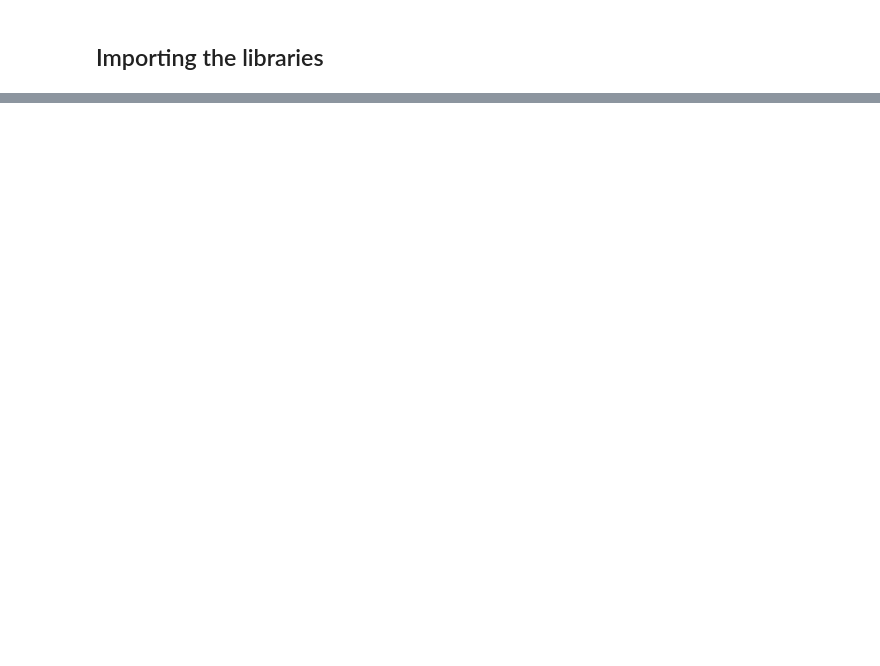
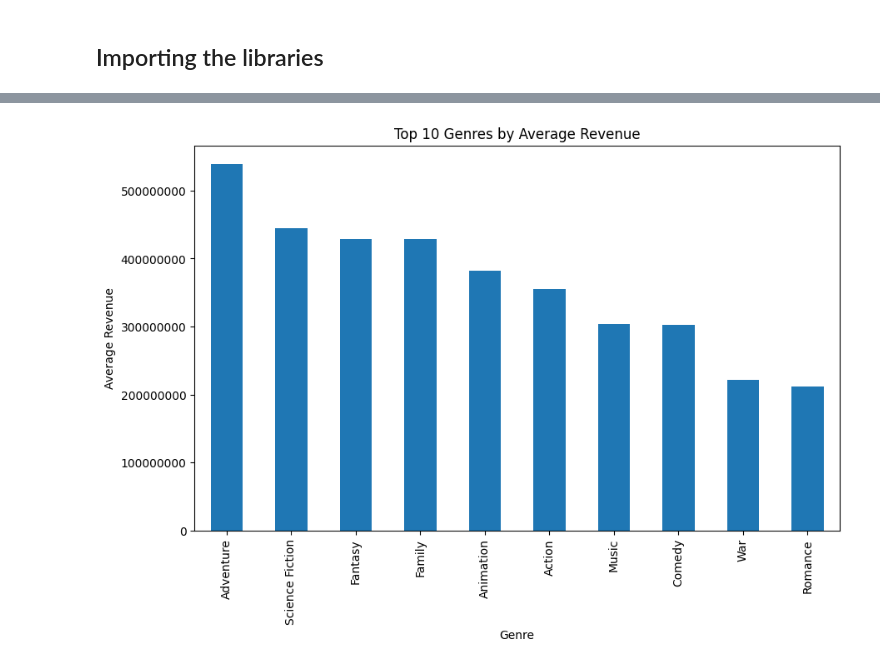
Before and after one commit to Havrylov-Serhii/film_revenue_thesis, a Jupyter notebook: main.ipynb, the cells around one changed output, grey strips where cells are left out. Cells and saved outputs as stored; diff of their text form; code cells hidden in the pictures; blank space fills up the shorter version.

```diff
--- a/main.ipynb
+++ b/main.ipynb
@@ -77,0 +263,17 @@ df.head()
+# %%
+df['genres'] = df['genres'].str.split(', ')
+# %%
+genres_revenue = df.explode('genres').groupby('genres')['revenue'].mean().sort_values(ascending=False).head(10)
+
+plt.figure(figsize=(10, 6))
+
+genres_revenue.plot(kind='bar')
+
+plt.gcf().axes[0].yaxis.get_major_formatter().set_scientific(False)
+
+plt.title('Top 10 Genres by Average Revenue')
+plt.xlabel('Genre')
+plt.ylabel('Average Revenue')
+plt.show()
+# %% [output]
+[figure, added]
```
Also changed, not shown: parts of 44 cells of this notebook, 5 other files.
